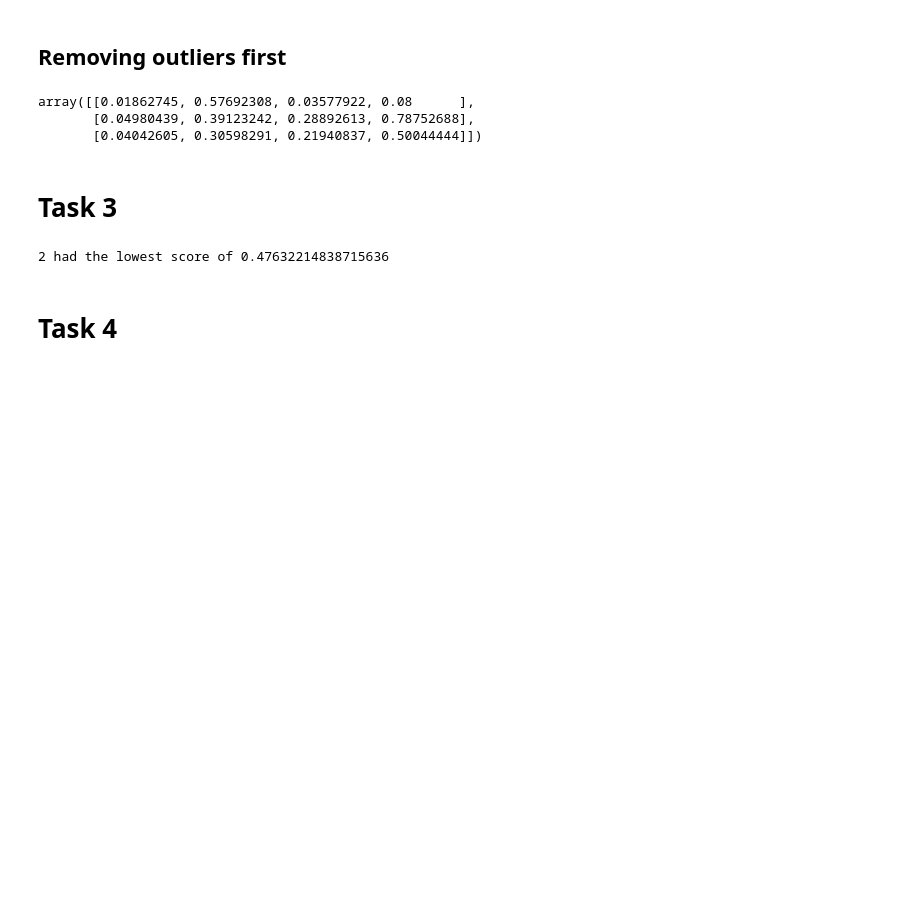
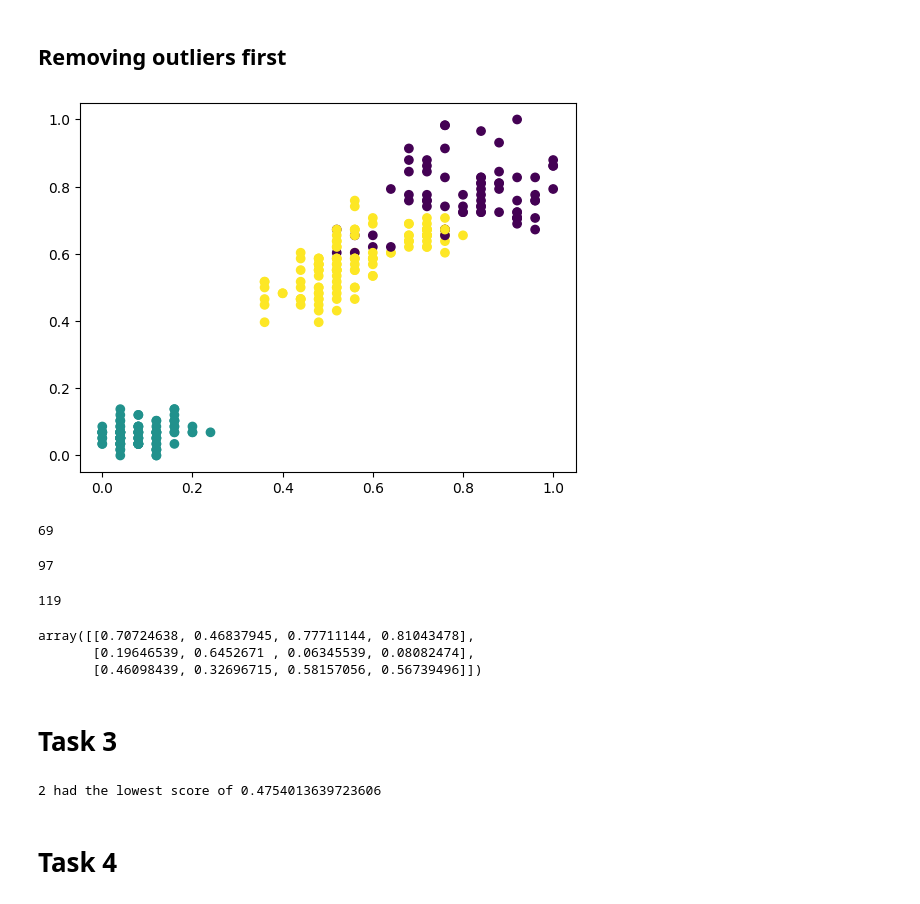
Before and after one commit to TexWex/DataMining, a Jupyter notebook: A3/A3.ipynb, the cells around one changed output. Cells and saved outputs as stored; diff of their text form; code cells hidden in the pictures; blank space fills up the shorter version.

```diff
--- a/A3/A3.ipynb
+++ b/A3/A3.ipynb
@@ -69,25 +69,30 @@ display(np.count_nonzero(kmeans.labels_ == 2))
 # %% [markdown]
 ## Removing outliers first
 # %%
-# lof_outlier = LocalOutlierFactor()
+lof_outlier = LocalOutlierFactor()
 
 
-# outlier_score = lof_outlier.fit_predict(df)
-# outlier_indices = outlier_score != -1
+outlier_score = lof_outlier.fit_predict(df)
+outlier_indices = outlier_score != -1
 
-# df = pd.DataFrame(df[outlier_indices], columns=['pl', 'pw', 'sl', 'sw'])
+df = pd.DataFrame(df[outlier_indices], columns=['pl', 'pw', 'sl', 'sw'])
 
-# minmax = MinMaxScaler()
-# minmax_scaled = minmax.fit_transform(df)
-# minmax_scaled = pd.DataFrame(minmax_scaled, columns=['pl', 'pw', 'sl', 'sw'])
+minmax = MinMaxScaler()
+minmax_scaled = minmax.fit_transform(df)
+minmax_scaled = pd.DataFrame(minmax_scaled, columns=['pl', 'pw', 'sl', 'sw'])
 
-# kmeans.fit(minmax_scaled)
-# plt.scatter(minmax_scaled['sw'], minmax_scaled['sl'], c=kmeans.labels_, cmap='viridis')
-# plt.show()
+kmeans.fit(minmax_scaled)
+plt.scatter(minmax_scaled['sw'], minmax_scaled['sl'], c=kmeans.labels_, cmap='viridis')
+plt.show()
 
-# display(np.count_nonzero(kmeans.labels_ == 0))
-# display(np.count_nonzero(kmeans.labels_ == 1))
-# display(np.count_nonzero(kmeans.labels_ == 2))
+display(np.count_nonzero(kmeans.labels_ == 0))
+display(np.count_nonzero(kmeans.labels_ == 1))
+display(np.count_nonzero(kmeans.labels_ == 2))
+# %% [output]
+[figure, added]
+69
+97
+119
 # %%
 from sklearn.neighbors import NearestCentroid
 clf = NearestCentroid()
@@ -95,9 +100,9 @@ clf = NearestCentroid()
 clf.fit(minmax_scaled, kmeans.labels_)
 clf.centroids_
 # %% [output]
-array([[0.01862745, 0.57692308, 0.03577922, 0.08      ],
-       [0.04980439, 0.39123242, 0.28892613, 0.78752688],
-       [0.04042605, 0.30598291, 0.21940837, 0.50044444]])
+array([[0.70724638, 0.46837945, 0.77711144, 0.81043478],
+       [0.19646539, 0.6452671 , 0.06345539, 0.08082474],
+       [0.46098439, 0.32696715, 0.58157056, 0.56739496]])
 # %% [markdown]
 # Task 3
 # %%
@@ -117,7 +122,7 @@ for i in range(2, 20):
 
 print(f"{lowIndex} had the lowest score of {lowest}")
 # %% [output]
-2 had the lowest score of 0.47632214838715636
+2 had the lowest score of 0.4754013639723606
 # %% [markdown]
 # Task 4
 # %%
```
Also changed, not shown: parts of 4 cells of this notebook, 3 other files.
